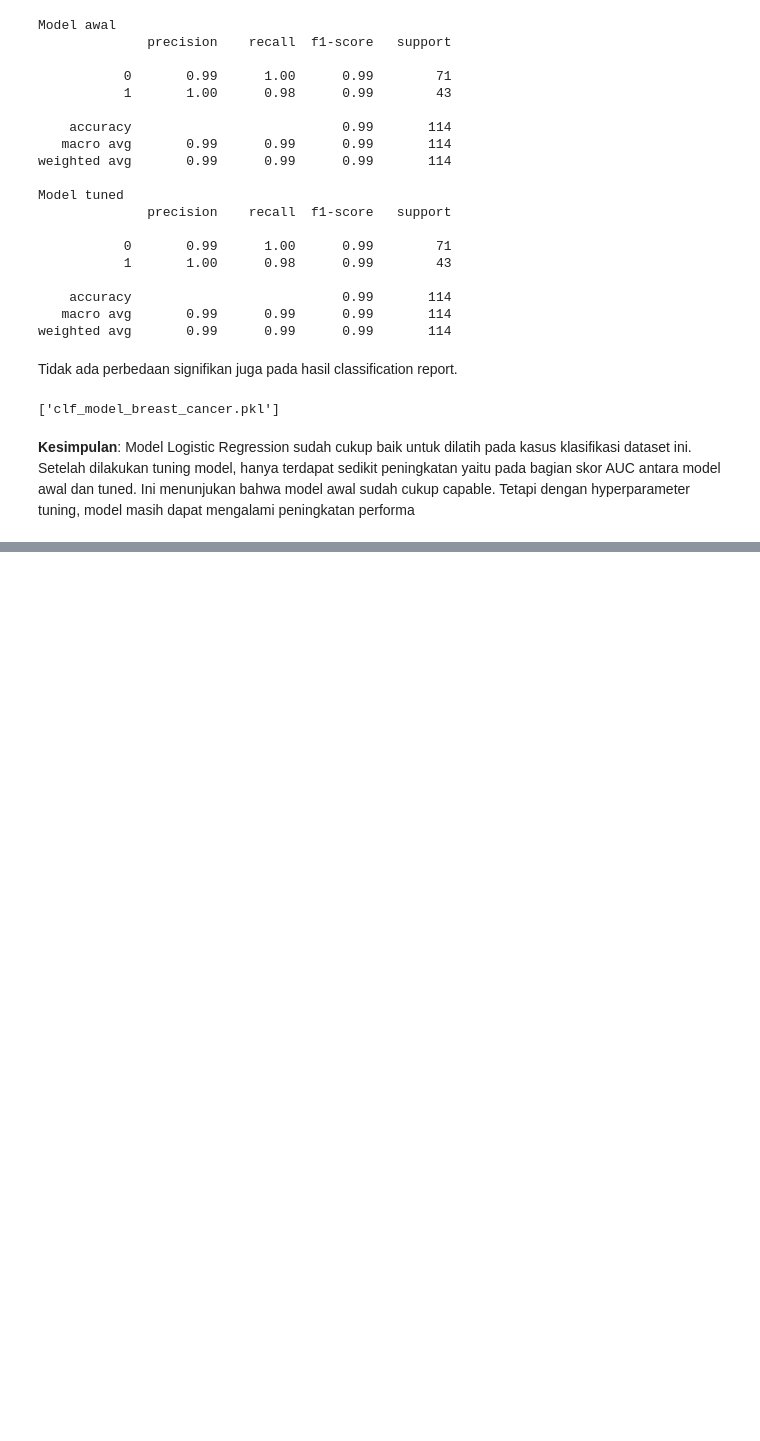
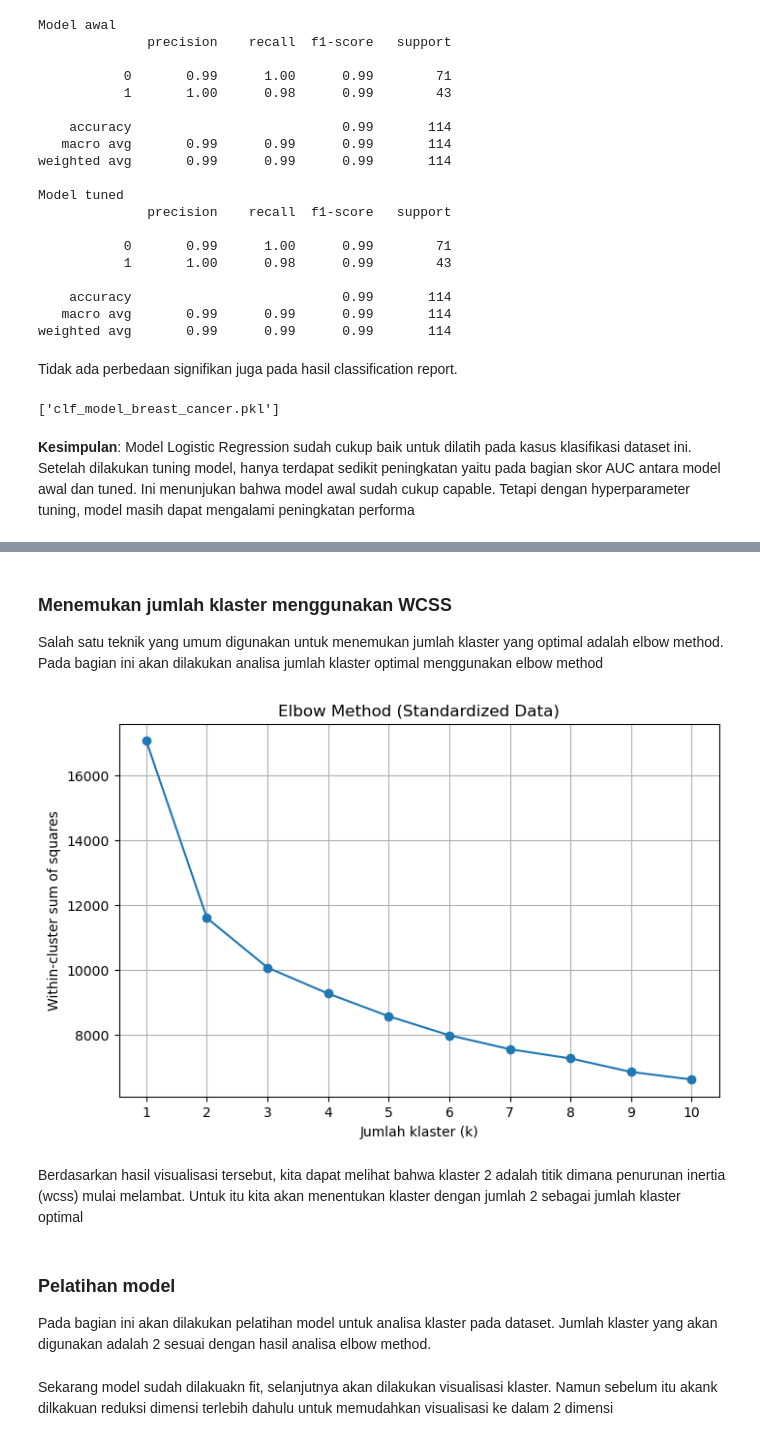
Before and after one commit to itsqal/analisa-tumor-klasifikasi-clustering, a Jupyter notebook: Analisis Prediktif dan Segmentasi Data Kanker Payudara.ipynb, the cells around one changed output, grey strips where cells are left out. Cells and saved outputs as stored; diff of their text form; code cells hidden in the pictures; blank space fills up the shorter version.

Commit message:
Add clustering analysis step

```diff
--- a/Analisis Prediktif dan Segmentasi Data Kanker Payudara.ipynb
+++ b/Analisis Prediktif dan Segmentasi Data Kanker Payudara.ipynb
@@ -660,0 +666,32 @@ joblib.dump(best_model, 'clf_model_breast_cancer.pkl')
+# %%
+scaler = StandardScaler()
+
+X_scaled = scaler.fit_transform(X)
+# %% [markdown]
+### Menemukan jumlah klaster menggunakan WCSS
+
+Salah satu teknik yang umum digunakan untuk menemukan jumlah klaster yang optimal adalah elbow method. Pada bagian ini akan dilakukan analisa jumlah klaster optimal menggunakan elbow method
+# %%
+wcss = []
+
+for k in range(1, 11):
+    kmeans = KMeans(n_clusters=k, random_state=42, n_init=10)
+    kmeans.fit(X_scaled)
+    wcss.append(kmeans.inertia_)
+# %%
+plt.figure(figsize=(8, 5))
+plt.plot(range(1, 11), wcss, marker='o')
+plt.title('Elbow Method (Standardized Data)')
+plt.xlabel('Jumlah klaster (k)')
+plt.ylabel('Within-cluster sum of squares')
+plt.xticks(range(1, 11))
+plt.grid(True)
+plt.show()
+# %% [output]
+[figure, added]
+# %% [markdown]
+Berdasarkan hasil visualisasi tersebut, kita dapat melihat bahwa klaster 2 adalah titik dimana penurunan inertia (wcss) mulai melambat. Untuk itu kita akan menentukan klaster dengan jumlah 2 sebagai jumlah klaster optimal
+# %% [markdown]
+### Pelatihan model
+
+Pada bagian ini akan dilakukan pelatihan model untuk analisa klaster pada dataset. Jumlah klaster yang akan digunakan adalah 2 sesuai dengan hasil analisa elbow method.
@@ -660,0 +702,2 @@ joblib.dump(best_model, 'clf_model_breast_cancer.pkl')
+# %% [markdown]
+Sekarang model sudah dilakuakn fit, selanjutnya akan dilakukan visualisasi klaster. Namun sebelum itu akank dilkakuan reduksi dimensi terlebih dahulu untuk memudahkan visualisasi ke dalam 2 dimensi
```
Also changed, not shown: parts of 30 cells of this notebook.
